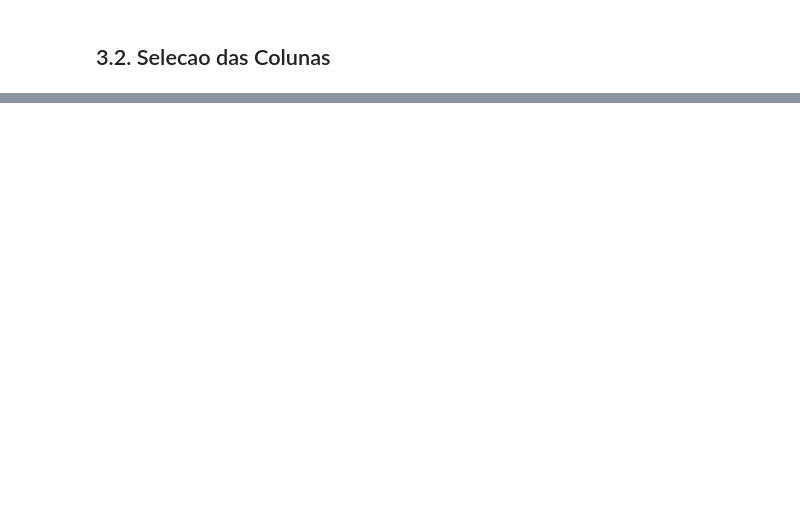
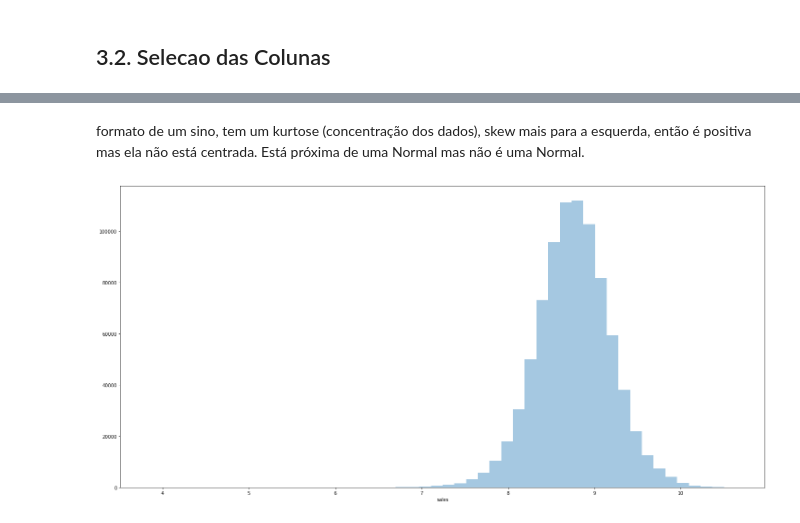
Before and after one commit to TaizAlves/DS_em_Producao, a Jupyter notebook: DS_Modulo02.ipynb, the cells around one changed output, grey strips where cells are left out. Cells and saved outputs as stored; diff of their text form; code cells hidden in the pictures; blank space fills up the shorter version.

```diff
--- a/DS_Modulo02.ipynb
+++ b/DS_Modulo02.ipynb
@@ -396,0 +409,8 @@ df3 = df3.drop( cols_drop, axis=1 )
+# %% [markdown]
+formato de um sino, tem um kurtose (concentração dos dados), skew mais para a esquerda, então é positiva mas ela não está centrada. Está próxima de uma Normal mas não é uma Normal.
+# %%
+# para transformar em uma normal ( para algoritmo de ML), vários caminhos: exponencial, boxclock
+## kde= False, só o histograma, sem a linha
+sns.distplot(np.log1p(df4['sales']), kde= False);
+# %% [output]
+[figure, added]
```
Also changed, not shown: parts of 24 cells of this notebook.
